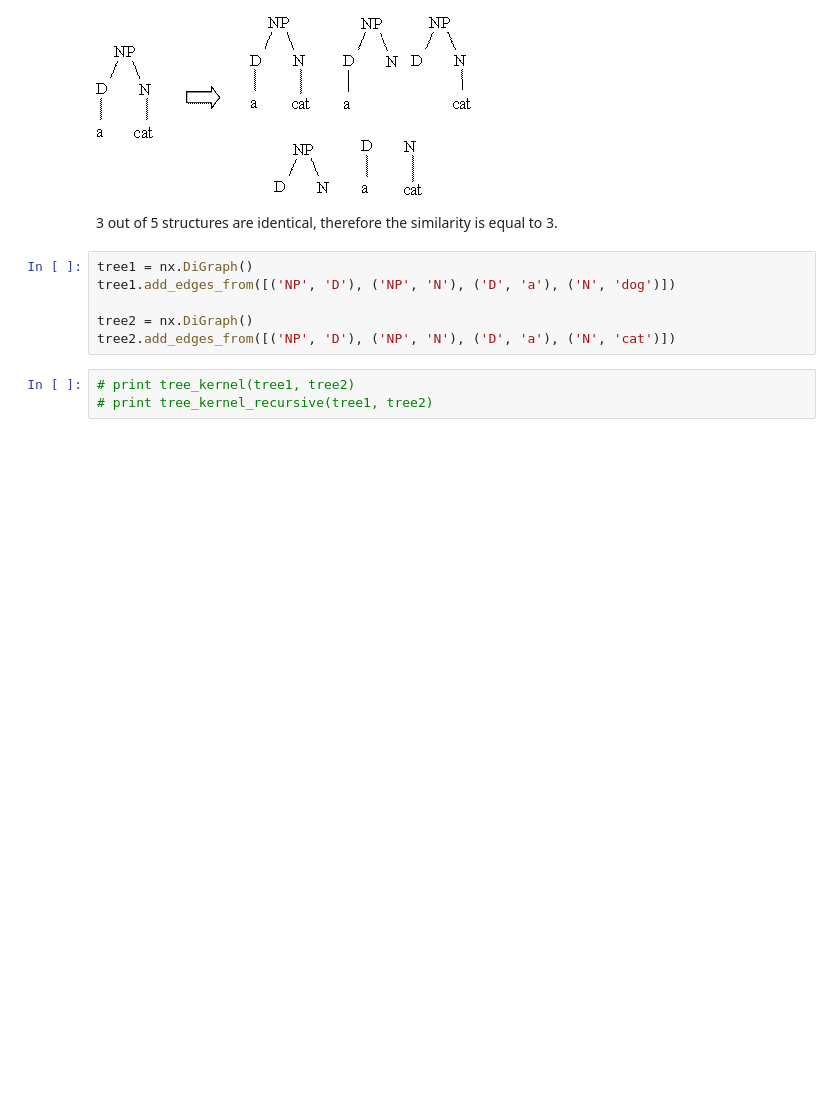
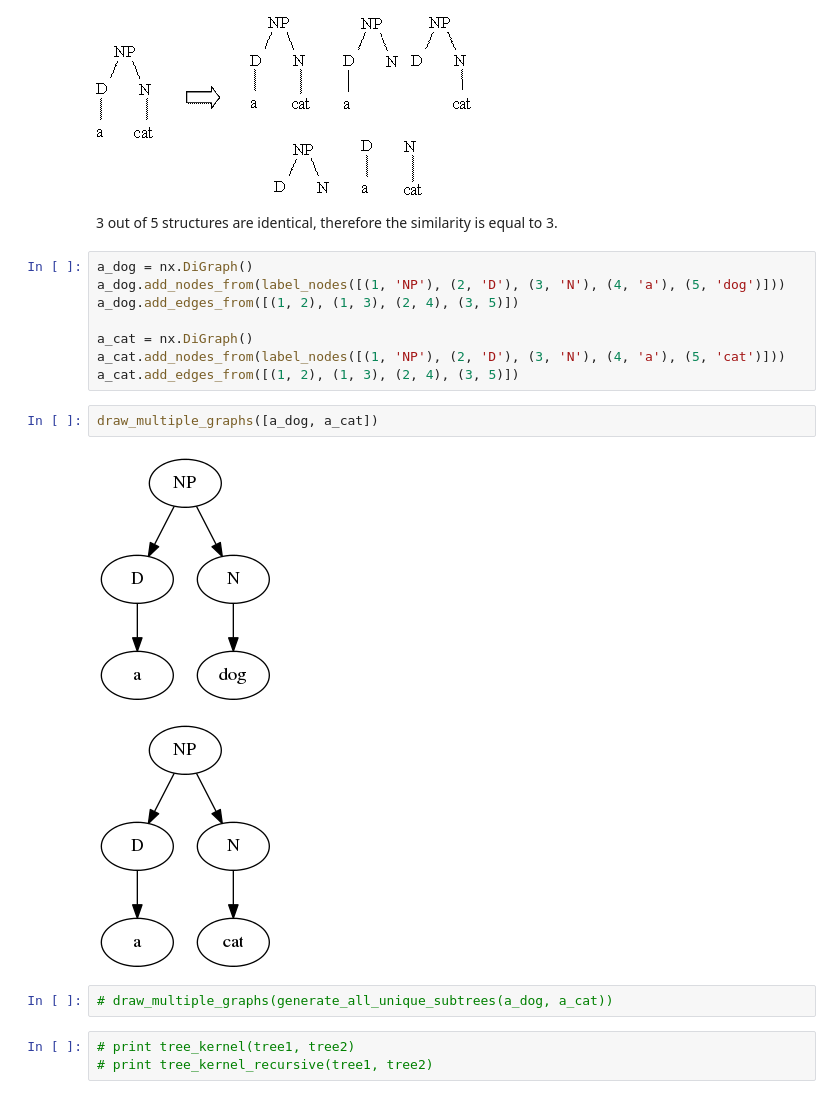
Before and after one commit to arne-cl/discoursekernels, a Jupyter notebook: notebooks/treekernel-experiments.ipynb, the cells around one changed output. Cells and saved outputs as stored; diff of their text form; blank space fills up the shorter version.

```diff
--- a/notebooks/treekernel-experiments.ipynb
+++ b/notebooks/treekernel-experiments.ipynb
@@ -171,12 +170,21 @@ Image('img/a-cat.png')
 [figure]
 # %% [markdown]
 3 out of 5 structures are identical, therefore the similarity is equal to 3.
-# %%
-tree1 = nx.DiGraph()
-tree1.add_edges_from([('NP', 'D'), ('NP', 'N'), ('D', 'a'), ('N', 'dog')])
-
-tree2 = nx.DiGraph()
-tree2.add_edges_from([('NP', 'D'), ('NP', 'N'), ('D', 'a'), ('N', 'cat')])
+# %%
+a_dog = nx.DiGraph()
+a_dog.add_nodes_from(label_nodes([(1, 'NP'), (2, 'D'), (3, 'N'), (4, 'a'), (5, 'dog')]))
+a_dog.add_edges_from([(1, 2), (1, 3), (2, 4), (3, 5)])
+
+a_cat = nx.DiGraph()
+a_cat.add_nodes_from(label_nodes([(1, 'NP'), (2, 'D'), (3, 'N'), (4, 'a'), (5, 'cat')]))
+a_cat.add_edges_from([(1, 2), (1, 3), (2, 4), (3, 5)])
+# %%
+draw_multiple_graphs([a_dog, a_cat])
+# %% [output]
+[figure, added]
+[figure, added]
+# %%
+# draw_multiple_graphs(generate_all_unique_subtrees(a_dog, a_cat))
 # %%
 # print tree_kernel(tree1, tree2)
 # print tree_kernel_recursive(tree1, tree2)
```
Also changed, not shown: parts of 9 cells of this notebook, 1 other file.
